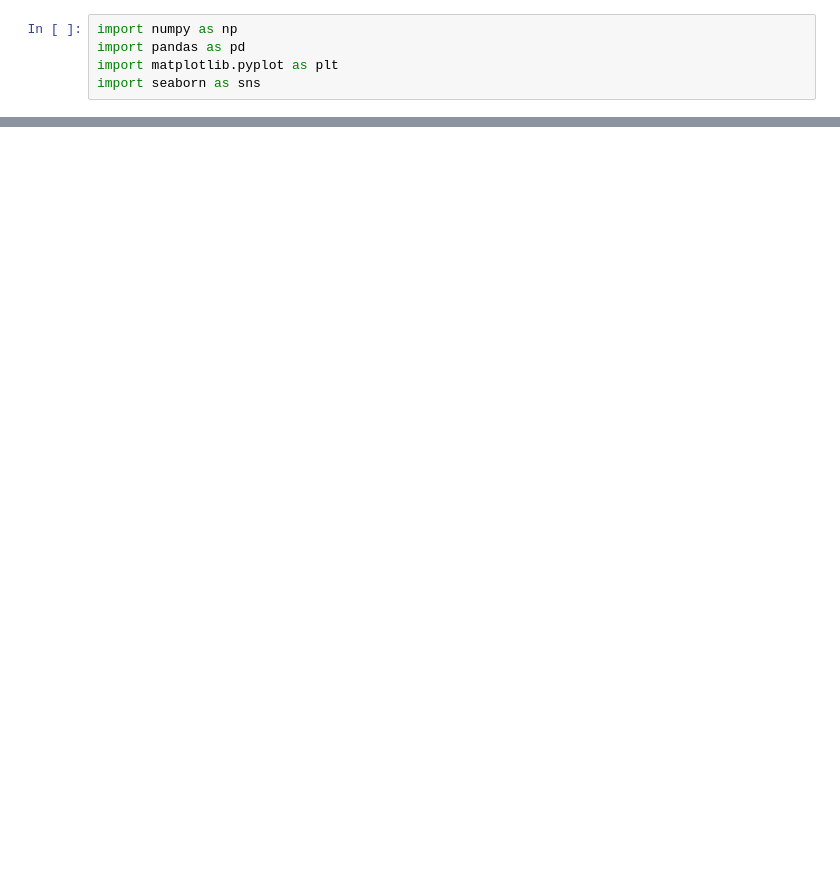
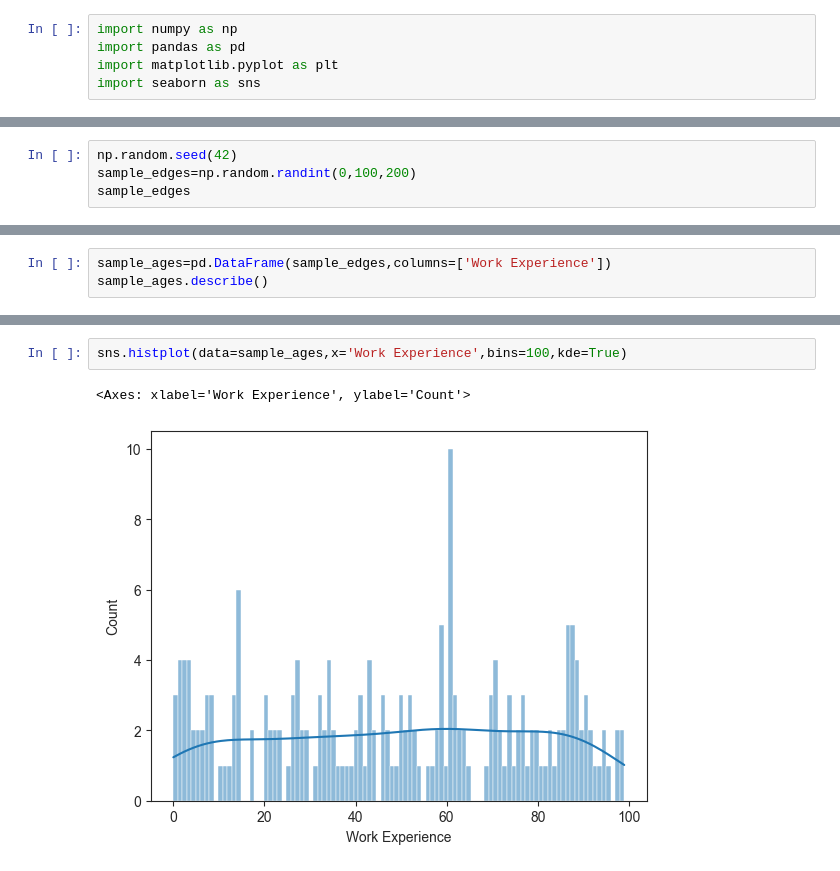
Before and after one commit to shahbazmuzammil/GenAI, a Jupyter notebook: Saeborn/Distribution.ipynb, the cells around one changed output, grey strips where cells are left out. Saved outputs shown, nothing was run; the diff lists cells and outputs as text; blank space fills up the shorter version.

```diff
--- a/Saeborn/Distribution.ipynb
+++ b/Saeborn/Distribution.ipynb
@@ -19,0 +30,4 @@ sns.histplot(data=df,x='Salary',bins=30,kde=True)
+# %%
+np.random.seed(42)
+sample_edges=np.random.randint(0,100,200)
+sample_edges
@@ -19,0 +47,3 @@ sns.histplot(data=df,x='Salary',bins=30,kde=True)
+# %%
+sample_ages=pd.DataFrame(sample_edges,columns=['Work Experience'])
+sample_ages.describe()
@@ -19,0 +60,5 @@ sns.histplot(data=df,x='Salary',bins=30,kde=True)
+# %%
+sns.histplot(data=sample_ages,x='Work Experience',bins=100,kde=True)
+# %% [output]
+<Axes: xlabel='Work Experience', ylabel='Count'>
+[figure, added]
```
Also changed, not shown: parts of 6 cells of this notebook, 29 other files.
